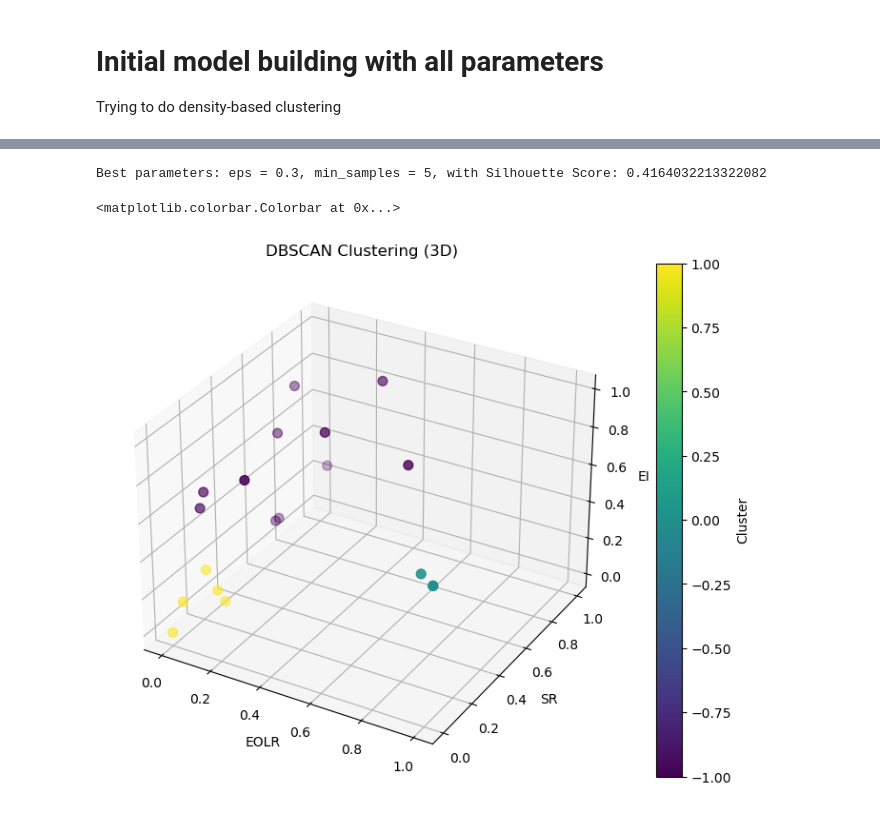
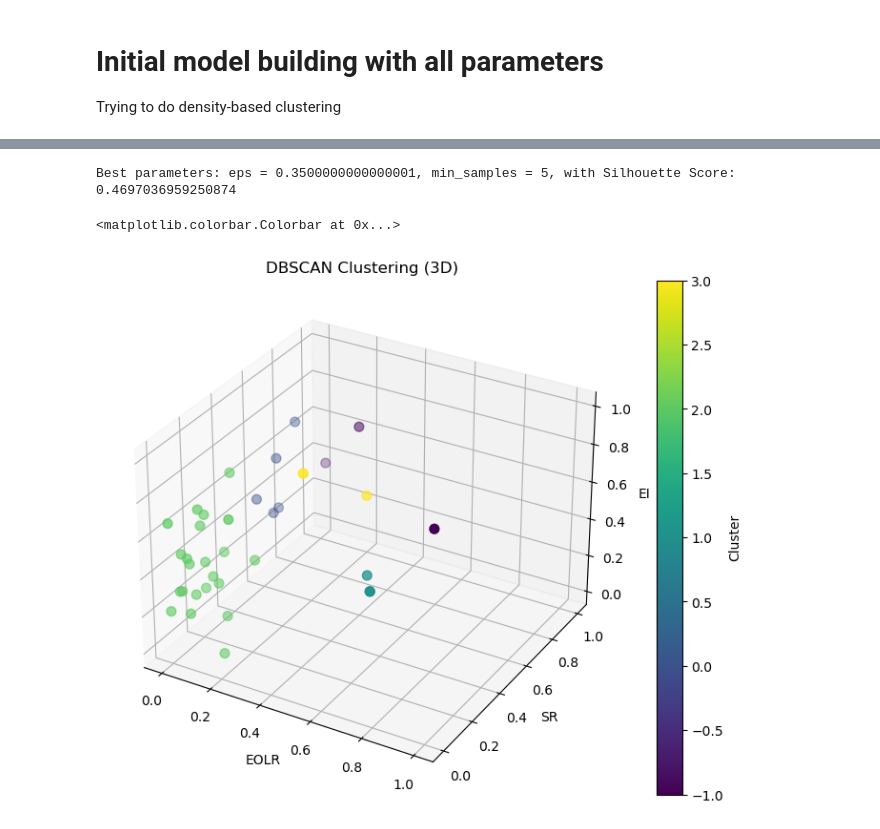
Before and after one commit to jim-anderssen/bachelors-thesis, a Jupyter notebook: model_build.ipynb, the cells around one changed output, grey strips where cells are left out. Saved outputs shown, nothing was run; the diff lists cells and outputs as text; code cells hidden in the pictures.

Commit message:
Updated model build

```diff
--- a/model_build.ipynb
+++ b/model_build.ipynb
@@ -29,10 +16,3 @@ crmData
 # %%
 compData = pd.read_csv('../CRM data/compData.csv',sep=',')
 crmData = pd.read_csv('../CRM data/full_data.csv',sep=',')
-# %%
-model = crmData[(crmData['SR']>=1.0) &(crmData['EI']>=1.0)]
-model = model[['Material','EOLR','SR','EI']]
-model.loc[:,'EOLR'] = model['EOLR']
-numCols = ['EOLR','SR','EI']
-scaler = MinMaxScaler()
-model.loc[:,numCols] = scaler.fit_transform(model[numCols])
@@ -39 +23,17 @@ model.loc[:,numCols] = scaler.fit_transform(model[numCols])
+# %%
+def make_model(data):
+    if len(data.columns) == 5:
+        model = data[['Material','EOLR','SR','EI']]
+        numCols = ['EOLR','SR','EI']
+    else:
+        model = data[['Material','aEHP','EGov','GSMEF','EOLR','SR','EI']]
+        numCols = ['aEHP','EGov','GSMEF','EOLR','SR','EI']
+    scaler = MinMaxScaler()
+    model.loc[:,numCols] = scaler.fit_transform(model[numCols]).round(3)
+    return model
+# %%
+crmmodel = make_model(crmData)
+crmmodel = make_model(crmData[(crmData['SR']>=1.0) &(crmData['EI']>=1.0)])
+numCols = ['EOLR','SR','EI']
+#compmodel, numCols = make_model(compData)
 # %%
@@ -64,0 +44,4 @@ notcritFilt = compData[compData['Material'].isin(notcrit['Material'])]
+# %%
+dbscan = DBSCAN(eps=0.25, min_samples=3)
+crmmodel['Cluster'] = dbscan.fit_predict(crmmodel[numCols])
+print(crmmodel['Cluster'].value_counts())
@@ -71,14 +62,14 @@ best_eps = None
 best_min_samples = None
 
 # Loop through different combinations of eps and min_samples
-for eps in eps_values:
-    for min_samples in min_samples_values:
+for eps in epsVal:
+    for min_samples in samples:
         dbscan = DBSCAN(eps=eps, min_samples=min_samples)
-        clusters = dbscan.fit_predict(model[numCols])
+        clusters = dbscan.fit_predict(crmmodel[numCols])
 
         # Avoid silhouette score calculation when all points are noise (-1)
         if len(set(clusters)) > 1:  # More than 1 unique cluster (excluding noise)
-            score = silhouette_score(model[numCols], clusters)
+            score = silhouette_score(crmmodel[numCols], clusters)
             #print(f"eps: {eps}, min_samples: {min_samples}, Silhouette Score: {score}")
 
             if score > best_score:
@@ -88,28 +79,28 @@ for eps in eps_values:
 
 print(f"Best parameters: eps = {best_eps}, min_samples = {best_min_samples}, with Silhouette Score: {best_score}")
 # %% [output]
-Best parameters: eps = 0.3, min_samples = 5, with Silhouette Score: 0.4164032213322082
+Best parameters: eps = 0.3500000000000001, min_samples = 5, with Silhouette Score: 0.4697036959250874
 # %%
 # Create a 3D plot
 fig = plt.figure(figsize=(10, 7))
 ax = fig.add_subplot(111, projection='3d')  # No need to explicitly import Axes3D
 
 # Select the columns for 3D scatter plot
-x = model['EOLR']  # X-axis (EOLR)
-y = model['SR']    # Y-axis (SR)
-z = model['EI']    # Z-axis (EI)
+x = crmmodel['EOLR']  # X-axis (EOLR)
+y = crmmodel['SR']    # Y-axis (SR)
+z = crmmodel['EI']    # Z-axis (EI)
 
 # Scatter plot with cluster color coding
-sc = ax.scatter(x, y, z, c=model['Cluster'], cmap='viridis', s=50)
+sc = ax.scatter(x, y, z, c=crmmodel['Cluster'], cmap='viridis', s=50)
 
 # Adding titles and labels
 ax.set_title('DBSCAN Clustering (3D)')
 ax.set_xlabel('EOLR')
 ax.set_ylabel('SR')
 ax.set_zlabel('EI')
 
 # Colorbar for clusters
 plt.colorbar(sc, label='Cluster')
 # %% [output]
 <matplotlib.colorbar.Colorbar at 0x...>
-[figure, old version]
+[figure, new version]
```
Also changed, not shown: parts of 29 cells of this notebook, 1 other file.
